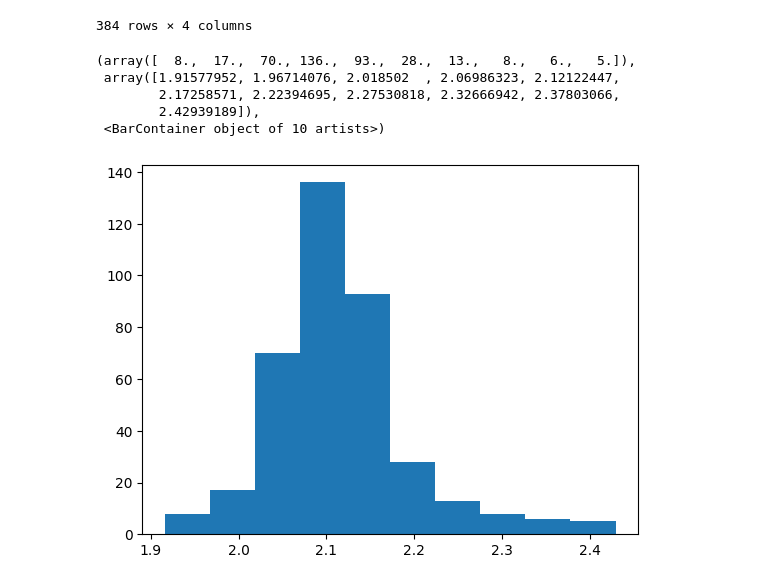
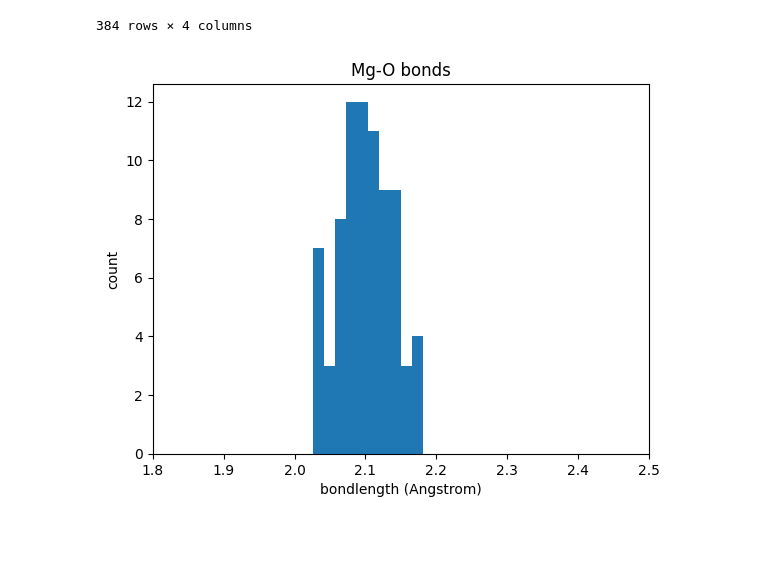
Before and after one commit to jsivak7/pytheos, a Jupyter notebook: examples/MgCoNiCuZnO_vasp.ipynb, the cells around one changed output. Cells and saved outputs as stored; diff of their text form; code cells hidden in the pictures; blank space fills up the shorter version.

```diff
--- a/examples/MgCoNiCuZnO_vasp.ipynb
+++ b/examples/MgCoNiCuZnO_vasp.ipynb
@@ -210,11 +210,13 @@ extracted_bondlengths
 # %%
 import matplotlib.pyplot as plt
 
-plt.hist(extracted_bondlengths["distance"])
+Mg_bondlengths = extracted_bondlengths[extracted_bondlengths['cation'] == 'Mg']
+
+plt.hist(Mg_bondlengths["distance"])
+plt.xlim(1.8, 2.5)
+plt.title("Mg-O bonds")
+plt.xlabel("bondlength (Angstrom)")
+plt.ylabel("count")
+plt.show()
 # %% [output]
-(array([  8.,  17.,  70., 136.,  93.,  28.,  13.,   8.,   6.,   5.]),
- array([1.91577952, 1.96714076, 2.018502  , 2.06986323, 2.12122447,
-        2.17258571, 2.22394695, 2.27530818, 2.32666942, 2.37803066,
-        2.42939189]),
- <BarContainer object of 10 artists>)
-[figure, old version]
+[figure, new version]
```
Also changed, not shown: parts of 8 cells of this notebook, 2 other files.
